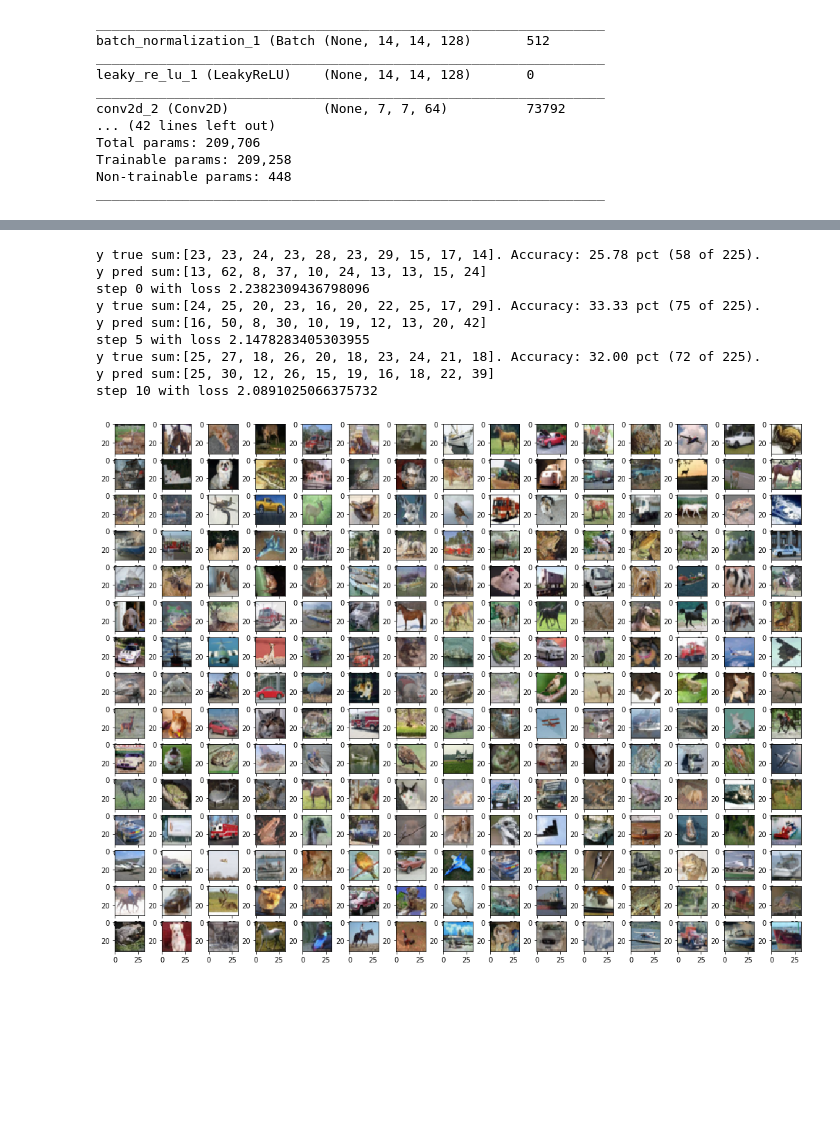
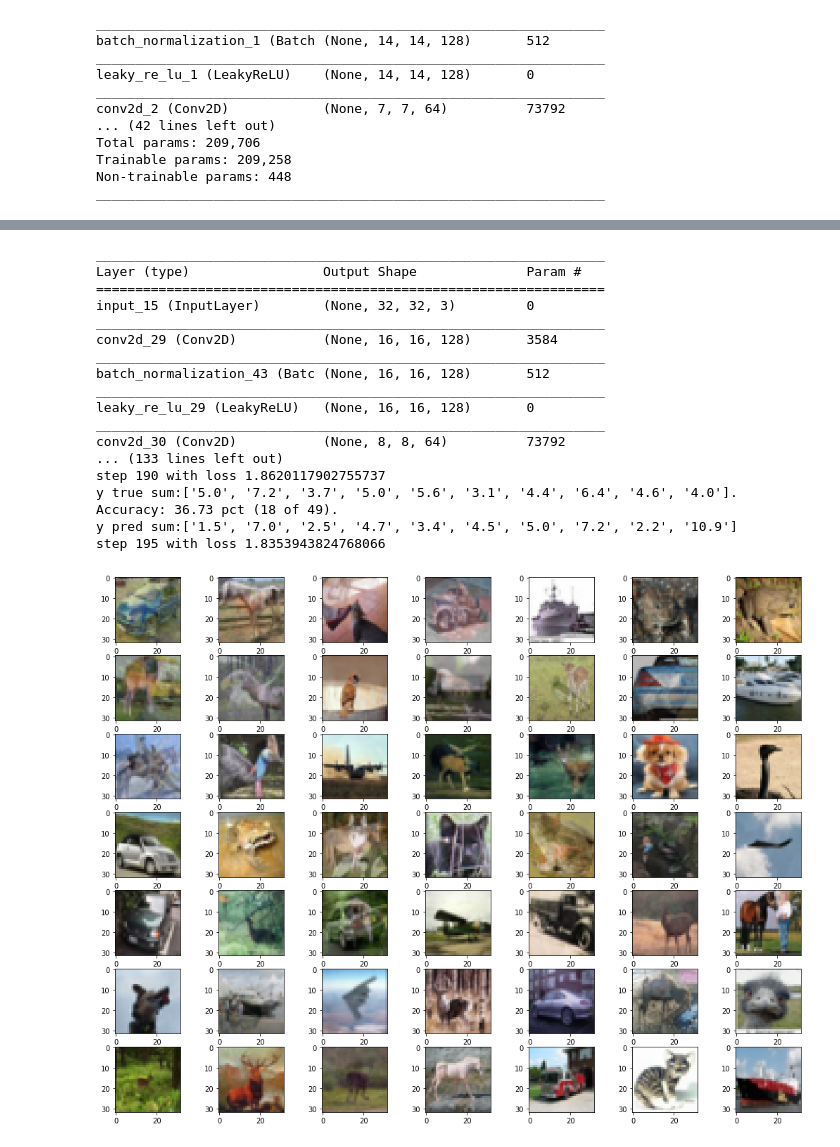
Before and after one commit to broadinstitute/ml4h, a Jupyter notebook: notebooks/mixup_mnist_cifar.ipynb, the cells around one changed output, grey strips where cells are left out. Cells and saved outputs as stored; diff of their text form; code cells hidden in the pictures; blank space fills up the shorter version.

```diff
--- a/notebooks/mixup_mnist_cifar.ipynb
+++ b/notebooks/mixup_mnist_cifar.ipynb
@@ -201,4 +250,5 @@ step 5 with loss 1.4959436655044556
 # %%
 (cifar_x, cifar_y), _ = load_cifar()
-_train_on_batches(cifar_discriminator, cifar_x, cifar_y, 10, 100, mixup=False)
+cifar_discriminator = build_discriminative_model((32, 32, 3), 10)
+_train_on_batches(cifar_discriminator, cifar_x, cifar_y, 200, 49, mixup=False, steps_per_print=400)
 # %% [output]
@@ -218,3 +273,4 @@ step 5 with loss 2.4556386470794678
 # %%
-_train_on_batches(cifar_discriminator, cifar_x, cifar_y, 5, 16, mixup=True)
+cifar_discriminator = build_discriminative_model((32, 32, 3), 10)
+_train_on_batches(cifar_discriminator, cifar_x, cifar_y,  200, 49, mixup=True)
 # %% [output]
@@ -225,2 +294,0 @@ step 0 with loss 2.2428057193756104
-# %%
-_train_on_batches(cifar_discriminator, cifar_x, cifar_y, 5, 225, mixup=True, alpha=500)
@@ -231,0 +295,3 @@ step 0 with loss 2.438917875289917
+# %%
+cifar_discriminator = build_discriminative_model((32, 32, 3), 10)
+_train_on_batches(cifar_discriminator, cifar_x, cifar_y, 200, 49, mixup=True, alpha=0.1)
@@ -232,16 +317,25 @@ step 0 with loss 2.438917875289917
 # %%
-_train_on_batches(cifar_discriminator, cifar_x, cifar_y, 10, 144, mixup=True, alpha=0.5)
+cifar_discriminator = build_discriminative_model((32, 32, 3), 10)
+_train_on_batches(cifar_discriminator, cifar_x, cifar_y, 200, 49, mixup=True, alpha=0.5)
 # %% [output]
-y true sum:[23, 23, 24, 23, 28, 23, 29, 15, 17, 14]. Accuracy: 25.78 pct (58 of 225).
-y pred sum:[13, 62, 8, 37, 10, 24, 13, 13, 15, 24]
-step 0 with loss 2.2382309436798096
-y true sum:[24, 25, 20, 23, 16, 20, 22, 25, 17, 29]. Accuracy: 33.33 pct (75 of 225).
-y pred sum:[16, 50, 8, 30, 10, 19, 12, 13, 20, 42]
-step 5 with loss 2.1478283405303955
-y true sum:[25, 27, 18, 26, 20, 18, 23, 24, 21, 18]. Accuracy: 32.00 pct (72 of 225).
-y pred sum:[25, 30, 12, 26, 15, 19, 16, 18, 22, 39]
-step 10 with loss 2.0891025066375732
+_________________________________________________________________
+Layer (type)                 Output Shape              Param #
+=================================================================
+input_15 (InputLayer)        (None, 32, 32, 3)         0
+_________________________________________________________________
+conv2d_29 (Conv2D)           (None, 16, 16, 128)       3584
+_________________________________________________________________
+batch_normalization_43 (Batc (None, 16, 16, 128)       512
+_________________________________________________________________
+leaky_re_lu_29 (LeakyReLU)   (None, 16, 16, 128)       0
+_________________________________________________________________
+conv2d_30 (Conv2D)           (None, 8, 8, 64)          73792
+... (133 lines left out)
+step 190 with loss 1.8620117902755737
+y true sum:['5.0', '7.2', '3.7', '5.0', '5.6', '3.1', '4.4', '6.4', '4.6', '4.0']. Accuracy: 36.73 pct (18 of 49).
+y pred sum:['1.5', '7.0', '2.5', '4.7', '3.4', '4.5', '5.0', '7.2', '2.2', '10.9']
+step 195 with loss 1.8353943824768066
-[figure, old version]
+[figure, new version]
 # %%
 mnist_discriminator = build_discriminative_model((28, 28, 1), 10)
 _train_on_batches(mnist_discriminator, mnist_x, mnist_y, 1000, 9, mixup=False, steps_per_print=100)
```
Also changed, not shown: parts of 13 cells of this notebook.
